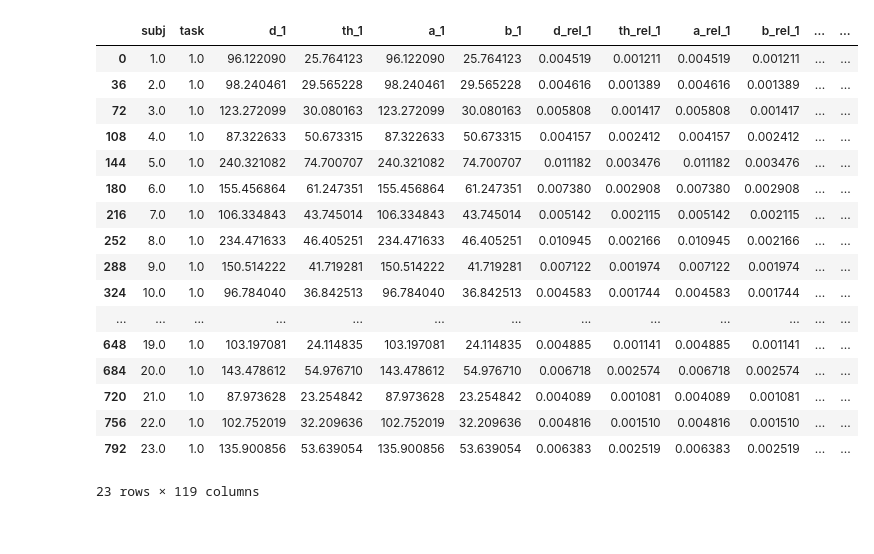
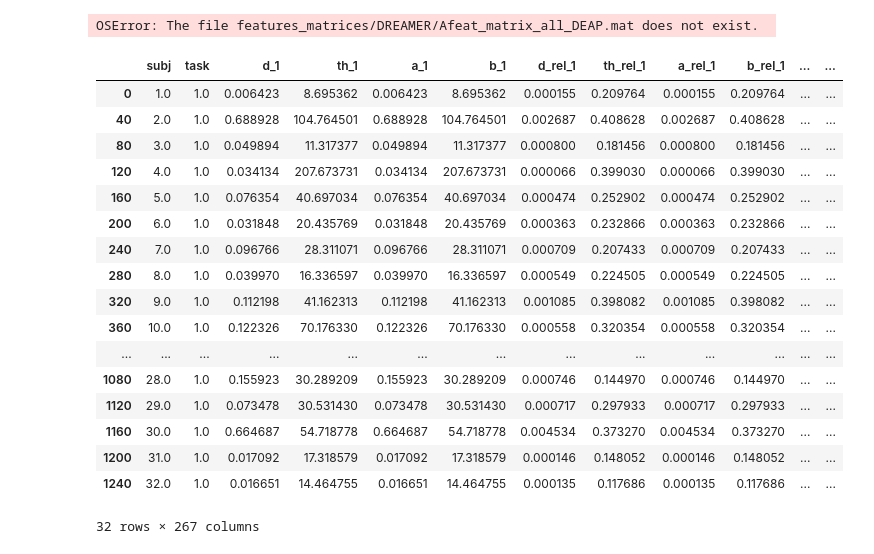
Before and after one commit to akarasman/EEGain, a Jupyter notebook: eegain/data/dreamer.ipynb, the cells around one changed output. Saved outputs shown, nothing was run; the diff lists cells and outputs as text; code cells hidden in the pictures.

```diff
--- a/eegain/data/dreamer.ipynb
+++ b/eegain/data/dreamer.ipynb
@@ -3,27 +3,31 @@ from pymatreader import read_mat
 import pandas as pd
 import matplotlib.pyplot as plt
 # %%
-data = read_mat('features_matrices/DREAMER/feat_array_all_DREAMER.mat')['feat_array_all_DREAMER']
-colnames = read_mat('features_matrices/DREAMER/colnames_DREAMER.mat')['colnames']
+data = list(read_mat('features_matrices/DEAP/Afeat_matrix_all_DEAP.mat').values())[3]
+colnames = list(read_mat('features_matrices/DEAP/colnames_DEAP.mat').values())[3]
+# %%
+read_mat('features_matrices/DREAMER/Afeat_matrix_all_DEAP.mat')
+# %% [output]
+OSError: The file features_matrices/DREAMER/Afeat_matrix_all_DEAP.mat does not exist.
 # %%
-df = pd.DataFrame(data, columns=colnames,)
+df = pd.DataFrame(data=data, columns=colnames,)
 df[df['task'] == 1]
 # %% [output]
 |  | subj | task | d_1 | th_1 | a_1 | b_1 | d_rel_1 | th_rel_1 | a_rel_1 | b_rel_1 | ... | ... |
-| 0 | 1.0 | 1.0 | 96.122090 | 25.764123 | 96.122090 | 25.764123 | 0.004519 | 0.001211 | 0.004519 | 0.001211 | ... | ... |
-| 36 | 2.0 | 1.0 | 98.240461 | 29.565228 | 98.240461 | 29.565228 | 0.004616 | 0.001389 | 0.004616 | 0.001389 | ... | ... |
-| 72 | 3.0 | 1.0 | 123.272099 | 30.080163 | 123.272099 | 30.080163 | 0.005808 | 0.001417 | 0.005808 | 0.001417 | ... | ... |
-| 108 | 4.0 | 1.0 | 87.322633 | 50.673315 | 87.322633 | 50.673315 | 0.004157 | 0.002412 | 0.004157 | 0.002412 | ... | ... |
-| 144 | 5.0 | 1.0 | 240.321082 | 74.700707 | 240.321082 | 74.700707 | 0.011182 | 0.003476 | 0.011182 | 0.003476 | ... | ... |
-| 180 | 6.0 | 1.0 | 155.456864 | 61.247351 | 155.456864 | 61.247351 | 0.007380 | 0.002908 | 0.007380 | 0.002908 | ... | ... |
-| 216 | 7.0 | 1.0 | 106.334843 | 43.745014 | 106.334843 | 43.745014 | 0.005142 | 0.002115 | 0.005142 | 0.002115 | ... | ... |
-| 252 | 8.0 | 1.0 | 234.471633 | 46.405251 | 234.471633 | 46.405251 | 0.010945 | 0.002166 | 0.010945 | 0.002166 | ... | ... |
-| 288 | 9.0 | 1.0 | 150.514222 | 41.719281 | 150.514222 | 41.719281 | 0.007122 | 0.001974 | 0.007122 | 0.001974 | ... | ... |
-| 324 | 10.0 | 1.0 | 96.784040 | 36.842513 | 96.784040 | 36.842513 | 0.004583 | 0.001744 | 0.004583 | 0.001744 | ... | ... |
+| 0 | 1.0 | 1.0 | 0.006423 | 8.695362 | 0.006423 | 8.695362 | 0.000155 | 0.209764 | 0.000155 | 0.209764 | ... | ... |
+| 40 | 2.0 | 1.0 | 0.688928 | 104.764501 | 0.688928 | 104.764501 | 0.002687 | 0.408628 | 0.002687 | 0.408628 | ... | ... |
+| 80 | 3.0 | 1.0 | 0.049894 | 11.317377 | 0.049894 | 11.317377 | 0.000800 | 0.181456 | 0.000800 | 0.181456 | ... | ... |
+| 120 | 4.0 | 1.0 | 0.034134 | 207.673731 | 0.034134 | 207.673731 | 0.000066 | 0.399030 | 0.000066 | 0.399030 | ... | ... |
+| 160 | 5.0 | 1.0 | 0.076354 | 40.697034 | 0.076354 | 40.697034 | 0.000474 | 0.252902 | 0.000474 | 0.252902 | ... | ... |
+| 200 | 6.0 | 1.0 | 0.031848 | 20.435769 | 0.031848 | 20.435769 | 0.000363 | 0.232866 | 0.000363 | 0.232866 | ... | ... |
+| 240 | 7.0 | 1.0 | 0.096766 | 28.311071 | 0.096766 | 28.311071 | 0.000709 | 0.207433 | 0.000709 | 0.207433 | ... | ... |
+| 280 | 8.0 | 1.0 | 0.039970 | 16.336597 | 0.039970 | 16.336597 | 0.000549 | 0.224505 | 0.000549 | 0.224505 | ... | ... |
+| 320 | 9.0 | 1.0 | 0.112198 | 41.162313 | 0.112198 | 41.162313 | 0.001085 | 0.398082 | 0.001085 | 0.398082 | ... | ... |
+| 360 | 10.0 | 1.0 | 0.122326 | 70.176330 | 0.122326 | 70.176330 | 0.000558 | 0.320354 | 0.000558 | 0.320354 | ... | ... |
 | ... | ... | ... | ... | ... | ... | ... | ... | ... | ... | ... | ... | ... |
-| 648 | 19.0 | 1.0 | 103.197081 | 24.114835 | 103.197081 | 24.114835 | 0.004885 | 0.001141 | 0.004885 | 0.001141 | ... | ... |
-| 684 | 20.0 | 1.0 | 143.478612 | 54.976710 | 143.478612 | 54.976710 | 0.006718 | 0.002574 | 0.006718 | 0.002574 | ... | ... |
-| 720 | 21.0 | 1.0 | 87.973628 | 23.254842 | 87.973628 | 23.254842 | 0.004089 | 0.001081 | 0.004089 | 0.001081 | ... | ... |
-| 756 | 22.0 | 1.0 | 102.752019 | 32.209636 | 102.752019 | 32.209636 | 0.004816 | 0.001510 | 0.004816 | 0.001510 | ... | ... |
-| 792 | 23.0 | 1.0 | 135.900856 | 53.639054 | 135.900856 | 53.639054 | 0.006383 | 0.002519 | 0.006383 | 0.002519 | ... | ... |
+| 1080 | 28.0 | 1.0 | 0.155923 | 30.289209 | 0.155923 | 30.289209 | 0.000746 | 0.144970 | 0.000746 | 0.144970 | ... | ... |
+| 1120 | 29.0 | 1.0 | 0.073478 | 30.531430 | 0.073478 | 30.531430 | 0.000717 | 0.297933 | 0.000717 | 0.297933 | ... | ... |
+| 1160 | 30.0 | 1.0 | 0.664687 | 54.718778 | 0.664687 | 54.718778 | 0.004534 | 0.373270 | 0.004534 | 0.373270 | ... | ... |
+| 1200 | 31.0 | 1.0 | 0.017092 | 17.318579 | 0.017092 | 17.318579 | 0.000146 | 0.148052 | 0.000146 | 0.148052 | ... | ... |
+| 1240 | 32.0 | 1.0 | 0.016651 | 14.464755 | 0.016651 | 14.464755 | 0.000135 | 0.117686 | 0.000135 | 0.117686 | ... | ... |
-23 rows × 119 columns
+32 rows × 267 columns
```
Also changed, not shown: 28 other files.
